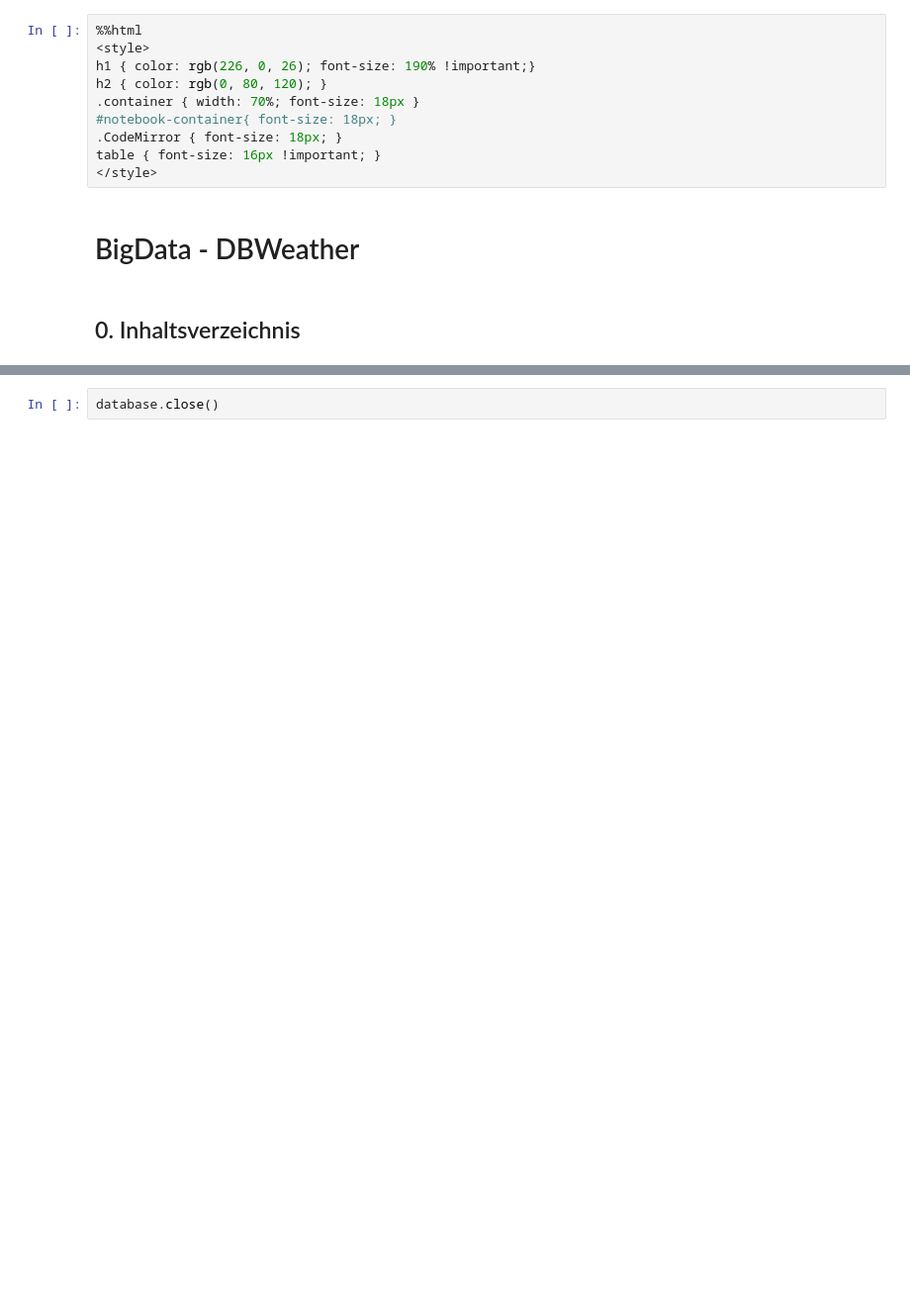
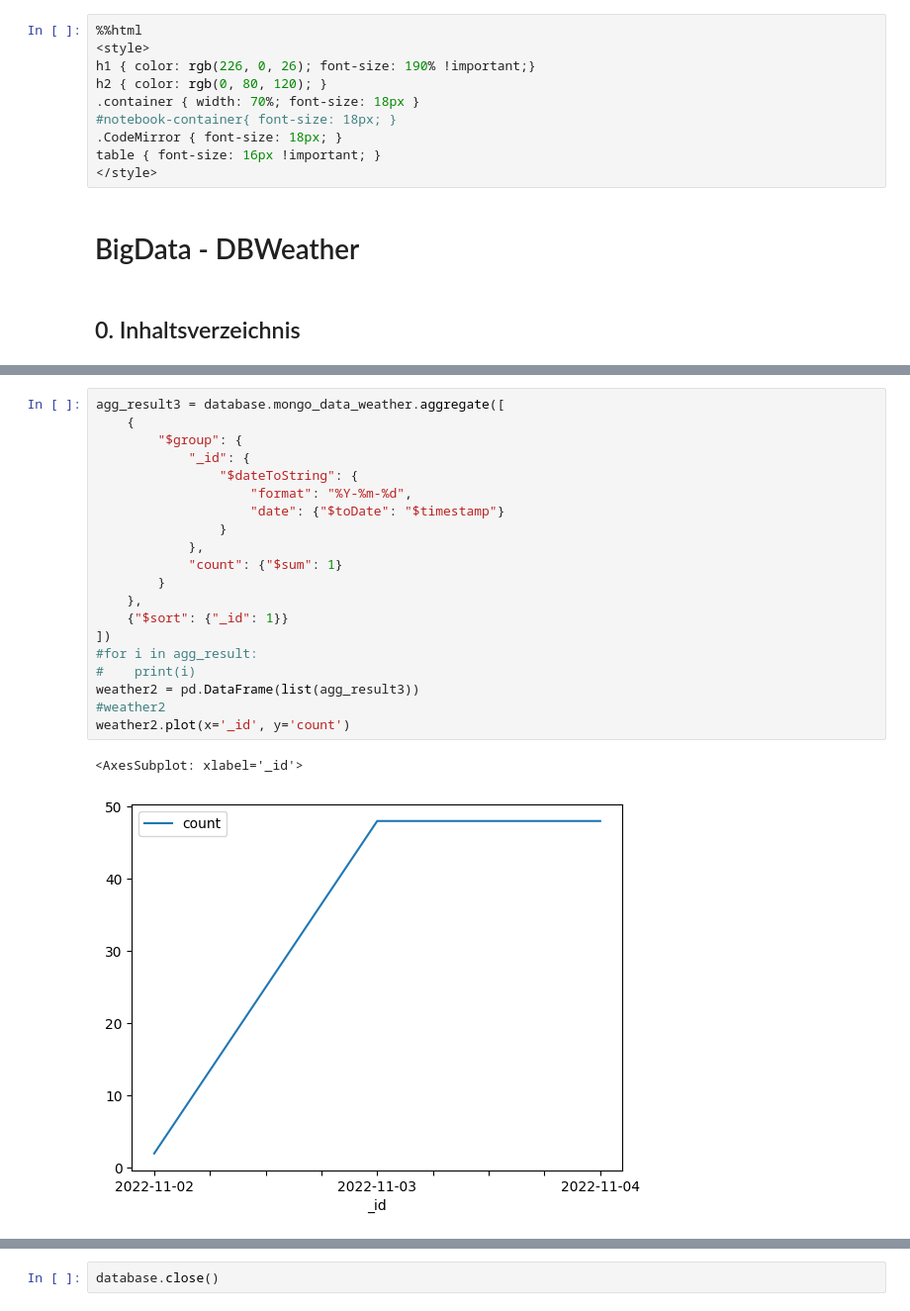
Before and after one commit to FrederikWolter/DBWeather, a Jupyter notebook: DBWeather.ipynb, the cells around one changed output, grey strips where cells are left out. Shown at 99% size. Drawn from its saved outputs; the diff is of its cells as text; blank space fills up the shorter version.

```diff
--- a/DBWeather.ipynb
+++ b/DBWeather.ipynb
@@ -26,0 +51,23 @@ database.mongo_data_train.find({"eva": 8000244})
+# %%
+agg_result3 = database.mongo_data_weather.aggregate([
+    {
+        "$group": {
+            "_id": {
+                "$dateToString": {
+                    "format": "%Y-%m-%d",
+                    "date": {"$toDate": "$timestamp"}
+                }
+            },
+            "count": {"$sum": 1}
+        }
+    },
+    {"$sort": {"_id": 1}}
+])
+#for i in agg_result:
+#    print(i)
+weather2 = pd.DataFrame(list(agg_result3))
+#weather2
+weather2.plot(x='_id', y='count')
+# %% [output]
+<AxesSubplot: xlabel='_id'>
+[figure, added]
```
Also changed, not shown: parts of 9 cells of this notebook.
